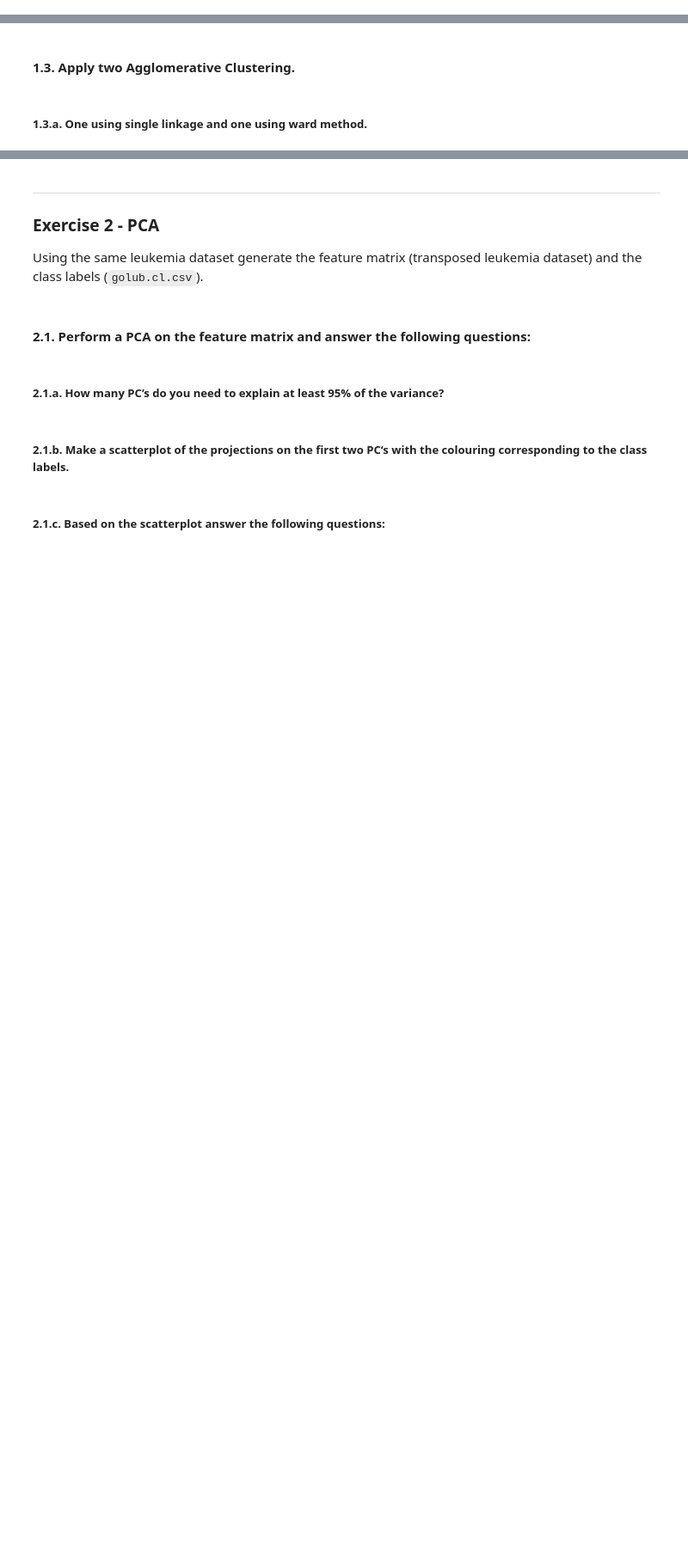
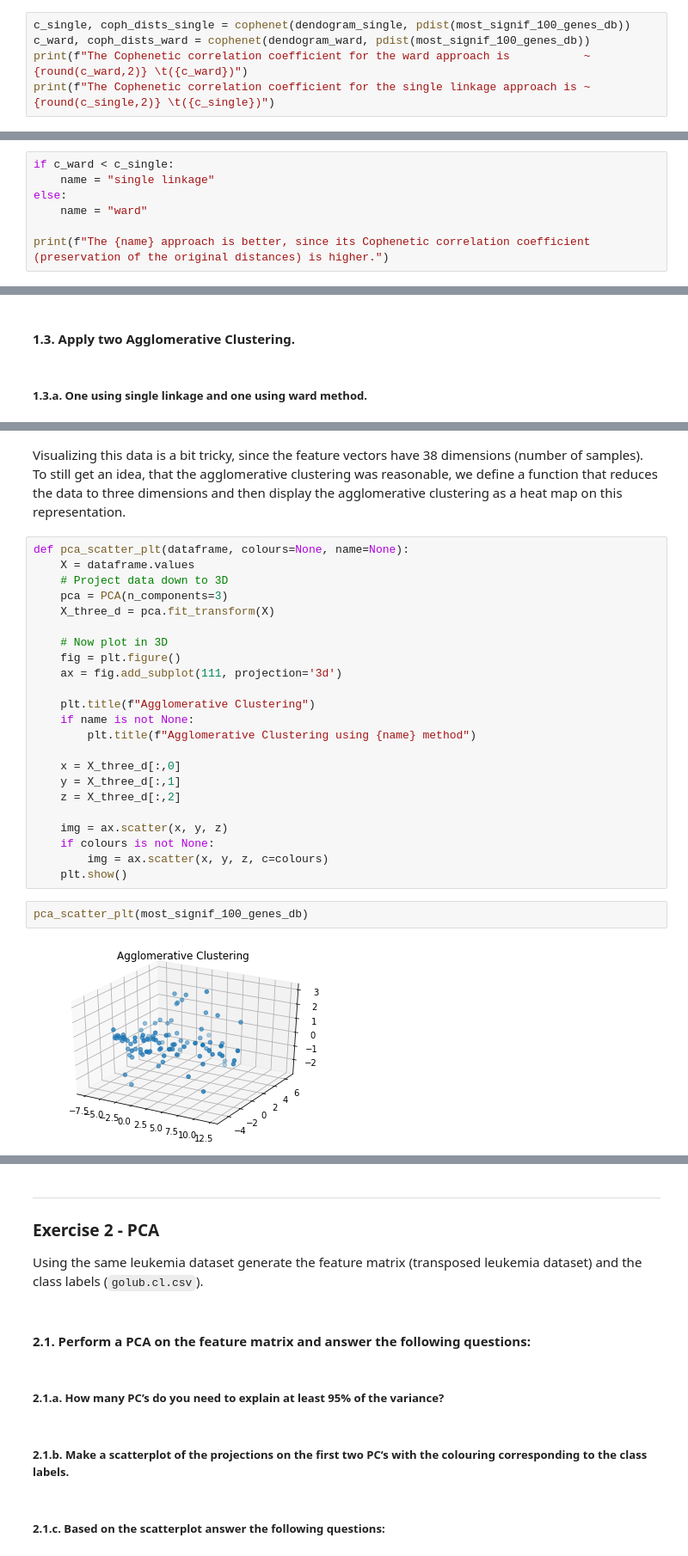
Before and after one commit to FabriceBeaumont/MA-INF_4216_Biomedical_DS_and_AI, a Jupyter notebook: Sheet4/Assignment4_Solutions.ipynb, the cells around one changed output, grey strips where cells are left out. Shown at 86% size. Saved outputs shown, nothing was run; the diff lists cells and outputs as text; blank space fills up the shorter version.

```diff
--- a/Sheet4/Assignment4_Solutions.ipynb
+++ b/Sheet4/Assignment4_Solutions.ipynb
@@ -82,0 +229,5 @@ Sidenote to the foreign words:
+# %%
+c_single, coph_dists_single = cophenet(dendogram_single, pdist(most_signif_100_genes_db))
+c_ward, coph_dists_ward = cophenet(dendogram_ward, pdist(most_signif_100_genes_db))
+print(f"The Cophenetic correlation coefficient for the ward approach is           ~{round(c_ward,2)} \t({c_ward})")
+print(f"The Cophenetic correlation coefficient for the single linkage approach is ~{round(c_single,2)} \t({c_single})")
@@ -83,2 +237,9 @@ Sidenote to the foreign words:
 # %% [markdown]
 ##### 1.2.d. Based on the cophenetic correlation distance, which clustering method performed better?
+# %%
+if c_ward < c_single:
+    name = "single linkage"
+else:
+    name = "ward"
+
+print(f"The {name} approach is better, since its Cophenetic correlation coefficient (preservation of the original distances) is higher.")
@@ -88,0 +257,29 @@ Sidenote to the foreign words:
+# %% [markdown]
+Visualizing this data is a bit tricky, since the feature vectors have 38 dimensions (number of samples). To still get an idea, that the agglomerative clustering was reasonable, we define a function that reduces the data to three dimensions and then display the agglomerative clustering as a heat map on this representation.
+# %%
+def pca_scatter_plt(dataframe, colours=None, name=None):
+    X = dataframe.values
+    # Project data down to 3D
+    pca = PCA(n_components=3)
+    X_three_d = pca.fit_transform(X)
+
+    # Now plot in 3D
+    fig = plt.figure()
+    ax = fig.add_subplot(111, projection='3d')
+
+    plt.title(f"Agglomerative Clustering")
+    if name is not None:
+        plt.title(f"Agglomerative Clustering using {name} method")
+
+    x = X_three_d[:,0]
+    y = X_three_d[:,1]
+    z = X_three_d[:,2]
+
+    img = ax.scatter(x, y, z)
+    if colours is not None:
+        img = ax.scatter(x, y, z, c=colours)
+    plt.show()
+# %%
+pca_scatter_plt(most_signif_100_genes_db)
+# %% [output]
+[figure, added]
```
Also changed, not shown: parts of 20 cells of this notebook.
